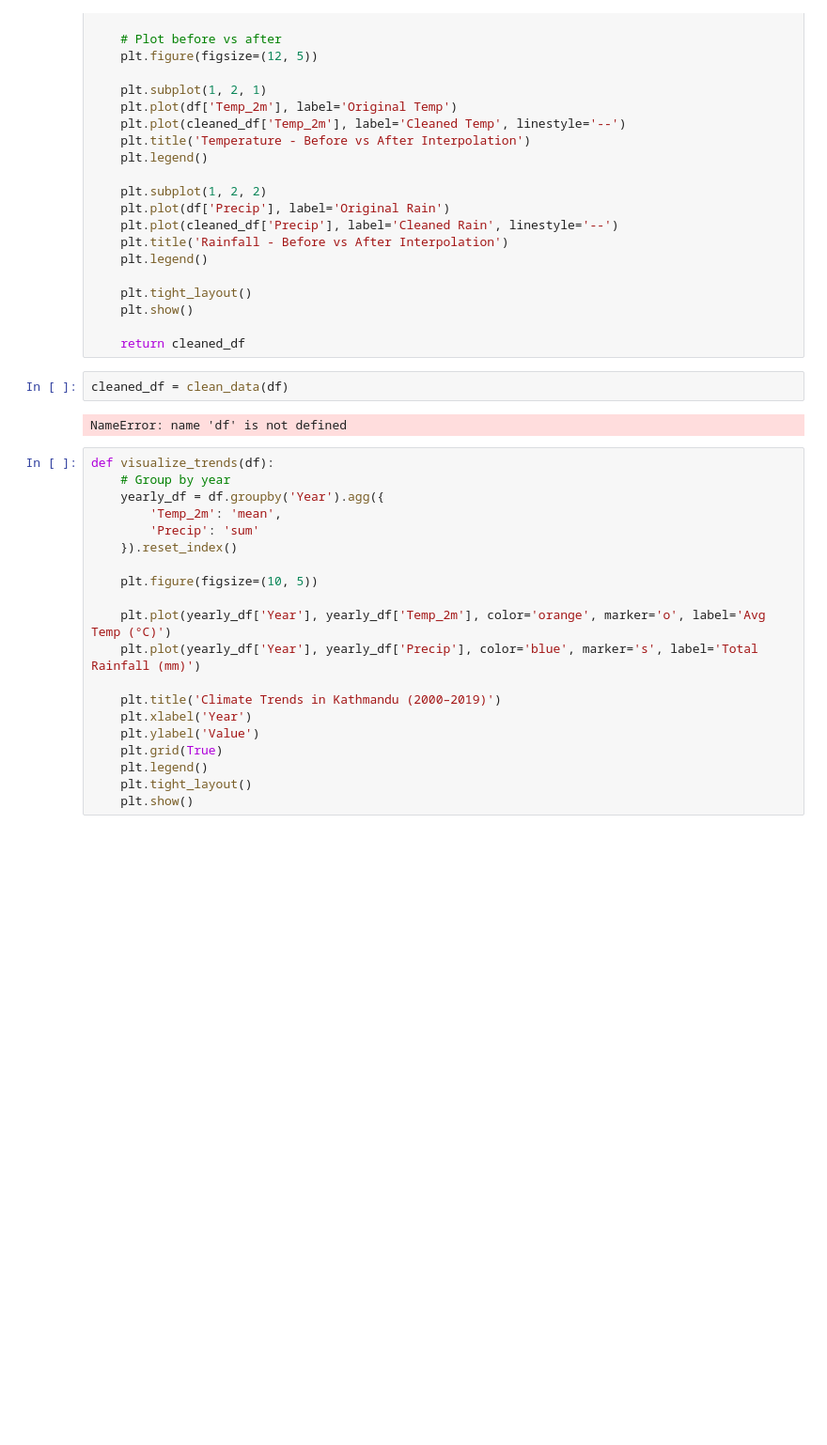
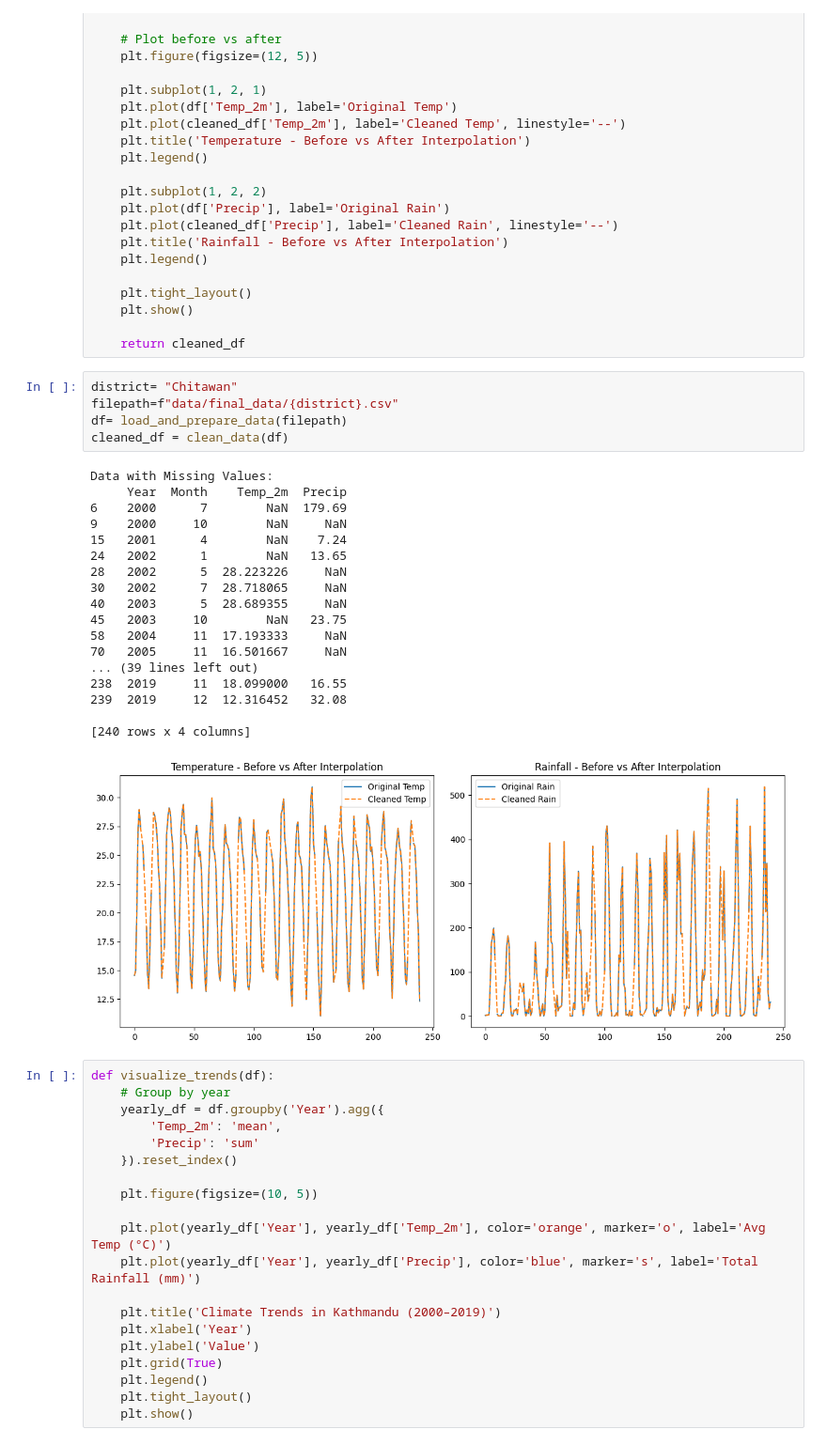
Before and after one commit to Pratistha88/Tempora, a Jupyter notebook: ClimateAnalysis.ipynb, the cells around one changed output. Shown: that part at 94% size. Drawn from its saved outputs; the diff is of its cells as text; blank space fills up the shorter version.

```diff
--- a/ClimateAnalysis.ipynb
+++ b/ClimateAnalysis.ipynb
@@ -74,9 +72,29 @@ def clean_data(df):
 
     return cleaned_df
 # %%
+district= "Chitawan"
+filepath=f"data/final_data/{district}.csv"
+df= load_and_prepare_data(filepath)
 cleaned_df = clean_data(df)
 # %% [output]
-NameError: name 'df' is not defined
+Data with Missing Values:
+     Year  Month    Temp_2m  Precip
+6    2000      7        NaN  179.69
+9    2000     10        NaN     NaN
+15   2001      4        NaN    7.24
+24   2002      1        NaN   13.65
+28   2002      5  28.223226     NaN
+30   2002      7  28.718065     NaN
+40   2003      5  28.689355     NaN
+45   2003     10        NaN   23.75
+58   2004     11  17.193333     NaN
+70   2005     11  16.501667     NaN
+... (39 lines left out)
+238  2019     11  18.099000   16.55
+239  2019     12  12.316452   32.08
+
+[240 rows x 4 columns]
+[figure, added]
 # %%
 def visualize_trends(df):
     # Group by year
```
Also changed, not shown: parts of 4 cells of this notebook, 1 other file.
